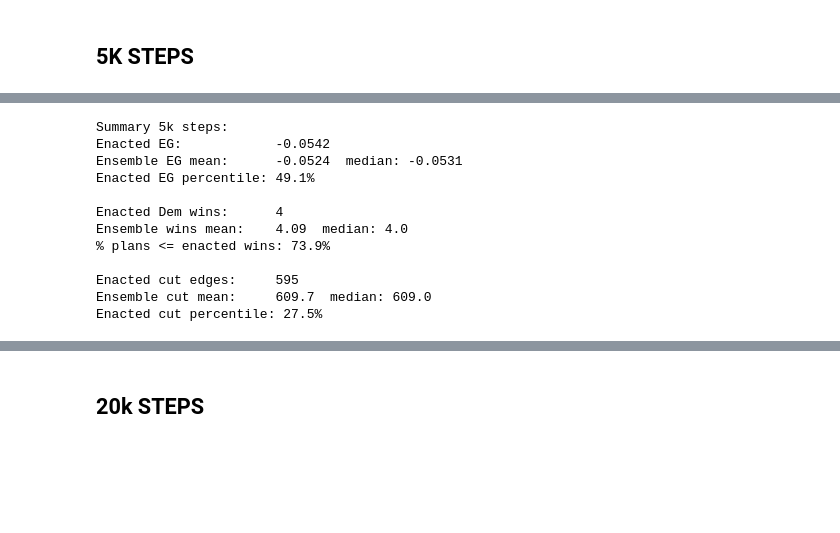
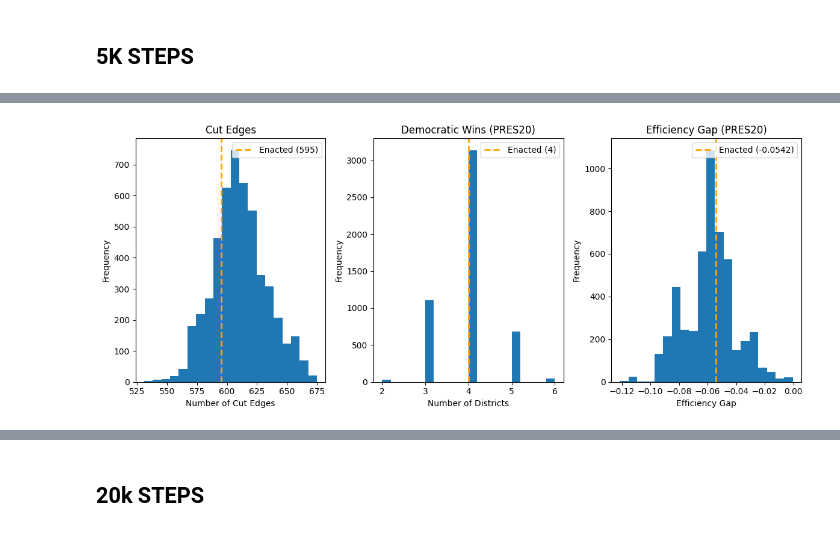
Before and after one commit to ssrawoorkar/final_proj, a Jupyter notebook: Gerry_chain.ipynb, the cells around one changed output, grey strips where cells are left out. Cells and saved outputs as stored; diff of their text form; code cells hidden in the pictures; blank space fills up the shorter version.

```diff
--- a/Gerry_chain.ipynb
+++ b/Gerry_chain.ipynb
@@ -99,36 +80,33 @@ plt.show()
-# %%
-import numpy as np
-
-enacted_eg = eg_data[0]
-enacted_wins = dem_wins_data[0]
-enacted_cut = cut_edges_data[0]
-
-eg_percentile = np.mean(np.array(eg_data) <= enacted_eg) * 100
-wins_pct = np.mean(np.array(dem_wins_data) <= enacted_wins) * 100
-cut_percentile = np.mean(np.array(cut_edges_data) <= enacted_cut) * 100
-
-print(f"Summary 5k steps:")
-print(f"Enacted EG:            {enacted_eg:.4f}")
-print(f"Ensemble EG mean:      {np.mean(eg_data):.4f}  median: {np.median(eg_data):.4f}")
-print(f"Enacted EG percentile: {eg_percentile:.1f}%")
-print()
-print(f"Enacted Dem wins:      {enacted_wins}")
-print(f"Ensemble wins mean:    {np.mean(dem_wins_data):.2f}  median: {np.median(dem_wins_data):.1f}")
-print(f"% plans <= enacted wins: {wins_pct:.1f}%")
-print()
-print(f"Enacted cut edges:     {enacted_cut}")
-print(f"Ensemble cut mean:     {np.mean(cut_edges_data):.1f}  median: {np.median(cut_edges_data):.1f}")
-print(f"Enacted cut percentile: {cut_percentile:.1f}%")
-# %% [output]
-Summary 5k steps:
-Enacted EG:            -0.0542
-Ensemble EG mean:      -0.0524  median: -0.0531
-Enacted EG percentile: 49.1%
-
-Enacted Dem wins:      4
-Ensemble wins mean:    4.09  median: 4.0
-% plans <= enacted wins: 73.9%
-
-Enacted cut edges:     595
-Ensemble cut mean:     609.7  median: 609.0
-Enacted cut percentile: 27.5%
+# %%
+enacted_cut = cut_edges_data[0]
+enacted_wins = dem_wins_data[0]
+enacted_eg = eg_data[0]
+
+fig, axes = plt.subplots(1, 3, figsize=(12, 5))
+
+axes[0].hist(cut_edges_data, bins=20)
+axes[0].axvline(enacted_cut, color='orange', linewidth=2, linestyle='--', label=f'Enacted ({enacted_cut})')
+axes[0].set_title('Cut Edges')
+axes[0].set_xlabel('Number of Cut Edges')
+axes[0].set_ylabel('Frequency')
+axes[0].legend()
+
+axes[1].hist(dem_wins_data, bins=20)
+axes[1].axvline(enacted_wins, color='orange', linewidth=2, linestyle='--', label=f'Enacted ({enacted_wins})')
+axes[1].set_title('Democratic Wins (PRES20)')
+axes[1].set_xlabel('Number of Districts')
+axes[1].set_ylabel('Frequency')
+axes[1].legend()
+
+axes[2].hist(eg_data, bins=20)
+axes[2].axvline(enacted_eg, color='orange', linewidth=2, linestyle='--', label=f'Enacted ({enacted_eg:.4f})')
+axes[2].set_title('Efficiency Gap (PRES20)')
+axes[2].set_xlabel('Efficiency Gap')
+axes[2].set_ylabel('Frequency')
+axes[2].legend()
+
+plt.tight_layout()
+plt.savefig('id_histograms_5k.png')
+plt.show()
+# %% [output]
+[figure, added]
```
Also changed, not shown: parts of 8 cells of this notebook, 8 other files.
